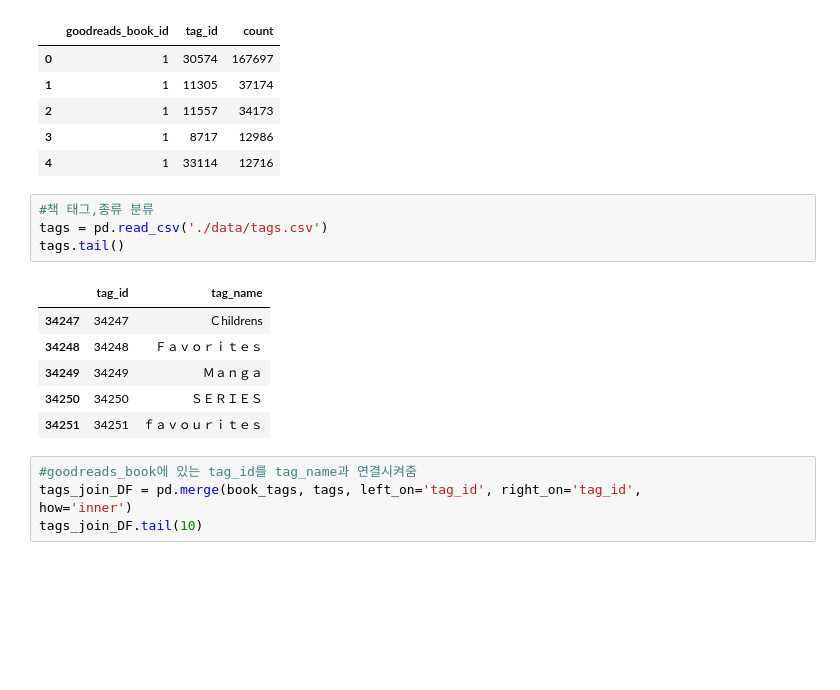
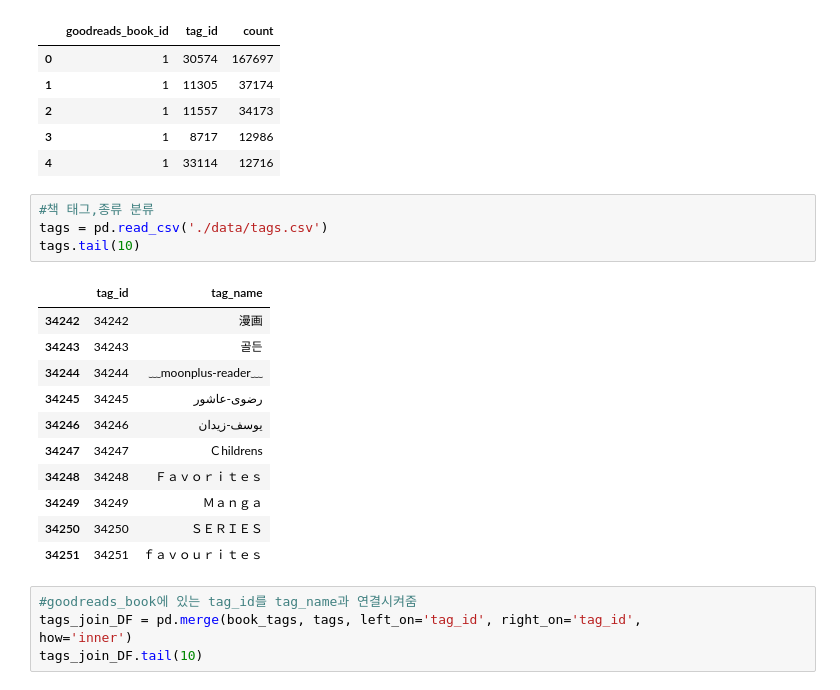
Before and after one commit to ParkGyuho/kaggle_transcription, a Jupyter notebook: book_recommendation/book_recommendation.ipynb, the cells around one changed output. Saved outputs shown, nothing was run; the diff lists cells and outputs as text; blank space fills up the shorter version.

```diff
--- a/book_recommendation/book_recommendation.ipynb
+++ b/book_recommendation/book_recommendation.ipynb
@@ -62,9 +62,14 @@ book_tags.head()
 # %%
 #책 태그,종류 분류
 tags = pd.read_csv('./data/tags.csv')
-tags.tail()
+tags.tail(10)
 # %% [output]
 |  | tag_id | tag_name |
+| 34242 | 34242 | 漫画 |
+| 34243 | 34243 | 골든 |
+| 34244 | 34244 | ﹏moonplus-reader﹏ |
+| 34245 | 34245 | ﺭﺿﻮﻯ-عاشور |
+| 34246 | 34246 | ﻳﻮﺳﻒ-زيدان |
 | 34247 | 34247 | Ｃhildrens |
 | 34248 | 34248 | Ｆａｖｏｒｉｔｅｓ |
 | 34249 | 34249 | Ｍａｎｇａ |
```
